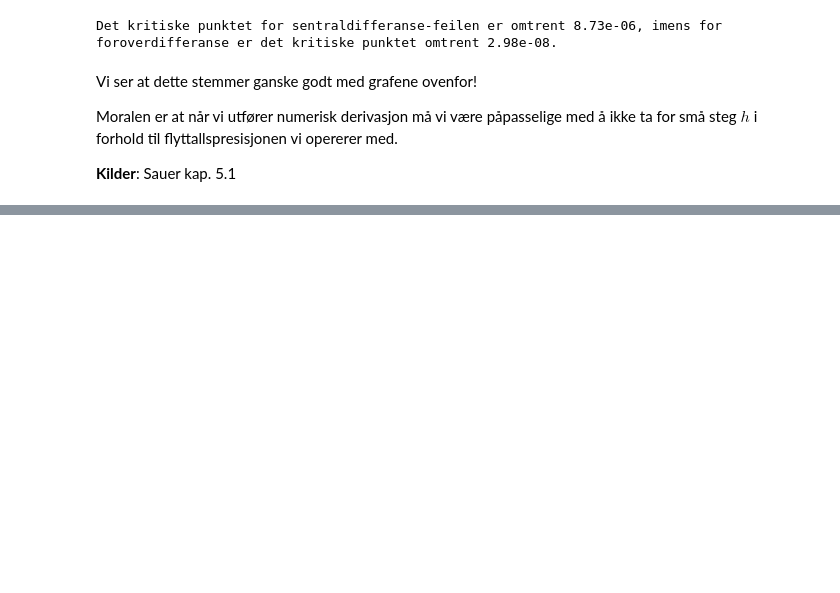
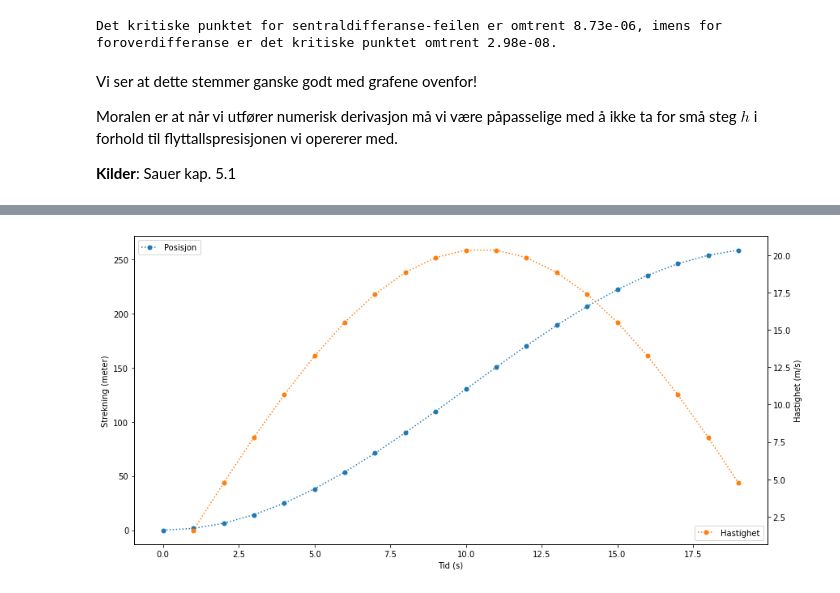
Before and after one commit to imfdrift/INGX1002H24, a Jupyter notebook: numerisk_derivasjon.ipynb, the cells around one changed output, grey strips where cells are left out. Saved outputs shown, nothing was run; the diff lists cells and outputs as text; code cells hidden in the pictures; blank space fills up the shorter version.

```diff
--- a/numerisk_derivasjon.ipynb
+++ b/numerisk_derivasjon.ipynb
@@ -186,0 +198,26 @@ hvor vi igjen tilnærmer $x(t_k)$ med målingen $x_k$.
+# %%
+# Array med posisjonsdata:
+x_n = np.array([  0.       ,   1.6005157,   6.3626529,  14.1691519,  24.8277907,
+                38.0761184,  53.5879172,  70.981235 ,  89.8277907, 109.6635195,
+               130.       , 150.3364805, 170.1722093, 189.018765 , 206.4120828,
+               221.9238816, 235.1722093, 245.8308481, 253.6373471, 258.3994843])
+
+h =  1 # Sekund mellom hver måling
+t_n = np.arange(0, len(x_n)*h, h) # Tidspunkt for målinger
+plt.figure(figsize=(14,7))
+plt.plot(t_n, x_n, ':o', markersize=5, label="Posisjon")
+plt.xlabel('Tid (s)')
+plt.ylabel('Strekning (meter)')
+plt.legend(loc="upper left")
+
+v_n = np.zeros(len(x_n)-1)
+for n in range(1, len(x_n)): # Legg merke til at vi starter i n=1!
+    v_n[n-1] = (x_n[n]-x_n[n-1])/h
+
+plt.twinx()
+plt.plot(t_n[1:], v_n, ':oC1', markersize=5, label="Hastighet")
+plt.ylabel("Hastighet (m/s)")
+plt.legend(loc="lower right")
+plt.grid(False)
+# %% [output]
+[figure, added]
```
Also changed, not shown: parts of 7 cells of this notebook, 3 other files.
